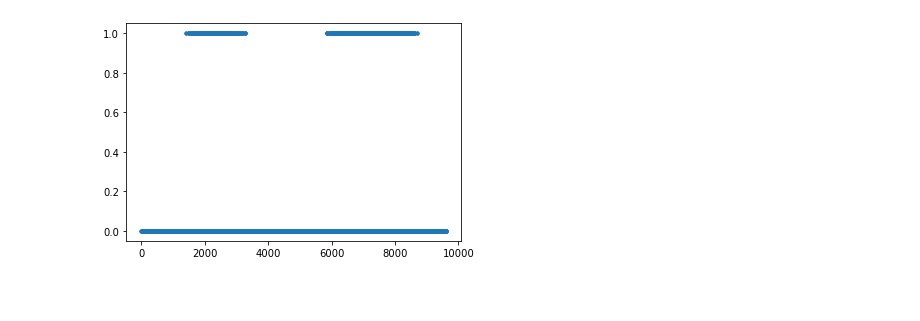
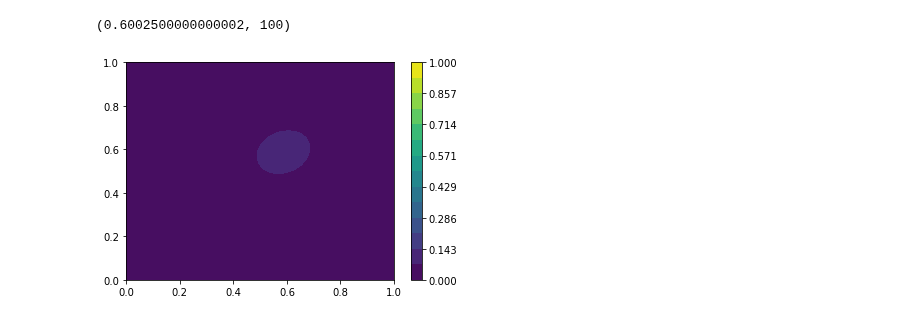
Before and after one commit to richmf/Fisica-Computacional-clases, a Jupyter notebook: CN 2D.ipynb, the cells around one changed output. Cells and saved outputs as stored; diff of their text form; code cells hidden in the pictures; blank space fills up the shorter version.

```diff
--- a/CN 2D.ipynb
+++ b/CN 2D.ipynb
@@ -133,5 +84,35 @@ Nx,Ny,Psi_ini_interior = Psi_interior(Psi_ini)
-# %%
-plot(Psi_ini_interior,'.')
-show()
-# %% [output]
-[figure, removed]
+# %%
+def valor_r(x,y,t,D=1):
+    delta_t , delta_x , delta_y = t[1]-t[0] , x[1]-x[0] , y[1]-y[0]
+    if delta_x == delta_y:
+        r = 0.5*D*delta_t/(delta_x*delta_y)
+        if r > 1:
+            print('Ojo! no hay convergencia porque r>1')
+        else:
+            return r
+    else:
+        print('La malla no es uniforme \U0001F92E')
+# %%
+Nx,Ny,Psi_ini_interior = Psi_interior(Psi_ini)
+t = arange(0,0.05,0.0005)
+r = valor_r(x,y,t)
+r,len(t)
+# %% [output]
+(0.6002500000000002, 100)
+# %%
+A_inv , B = Mat_A_inv(Nx,Ny,r) , Mat_B(Nx,Ny,r)
+Mat_evol = dot(A_inv,B)
+# %%
+Psi_final = zeros_like(Psi_ini)
+Psi_final_interior = zeros_like(Psi_ini_interior)
+Psi_final_interior = dot(Mat_evol,Psi_ini_interior)
+for i in range(len(t)-1):
+    Psi_final_interior = dot(Mat_evol,Psi_final_interior)
+Psi_final[1:-1,1:-1] = Psi_final_interior.reshape(Nx,Ny)
+# %%
+fig , ejes = subplots()
+graf = ejes.contourf(XX,YY,Psi_final,levels=niveles)
+fig.colorbar(graf)
+show()
+# %% [output]
+[figure, added]
```
Also changed, not shown: parts of 18 cells of this notebook.
